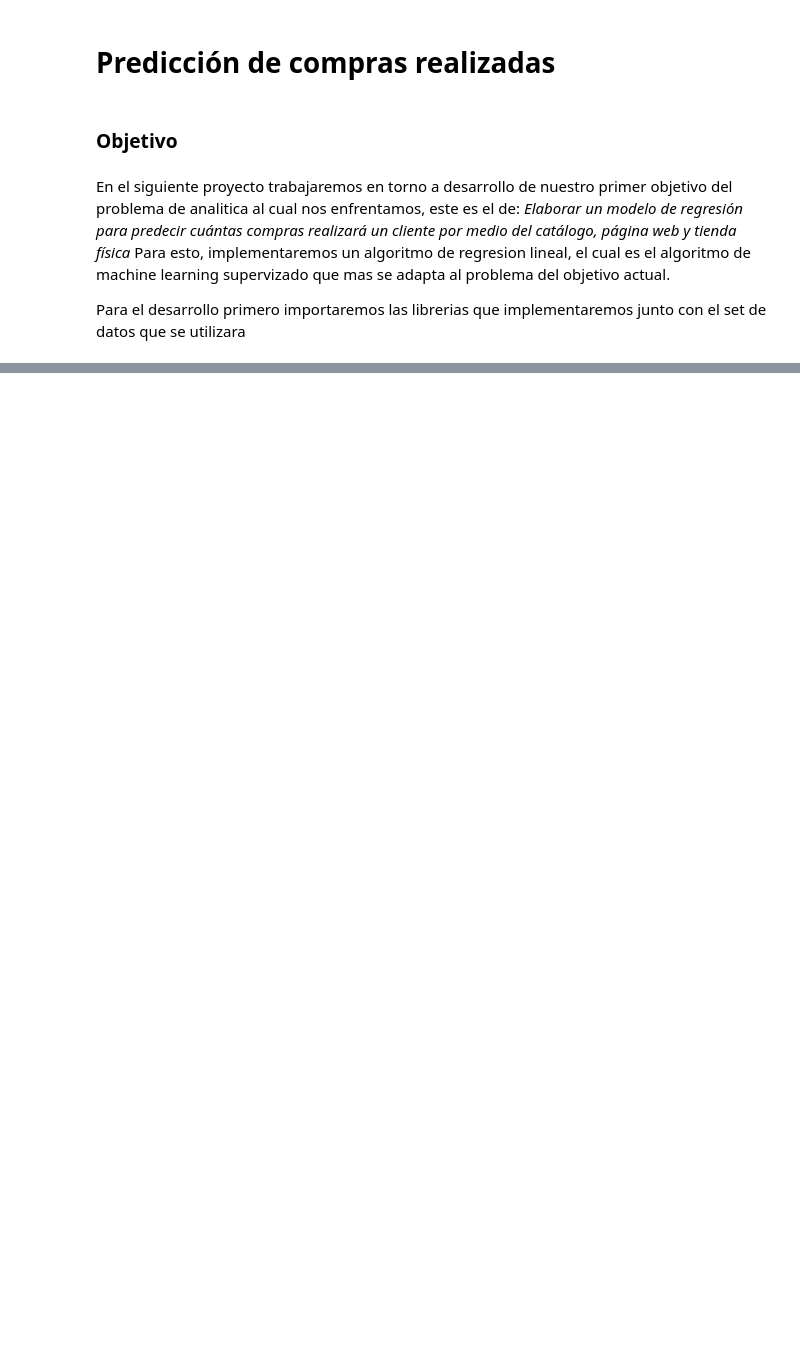
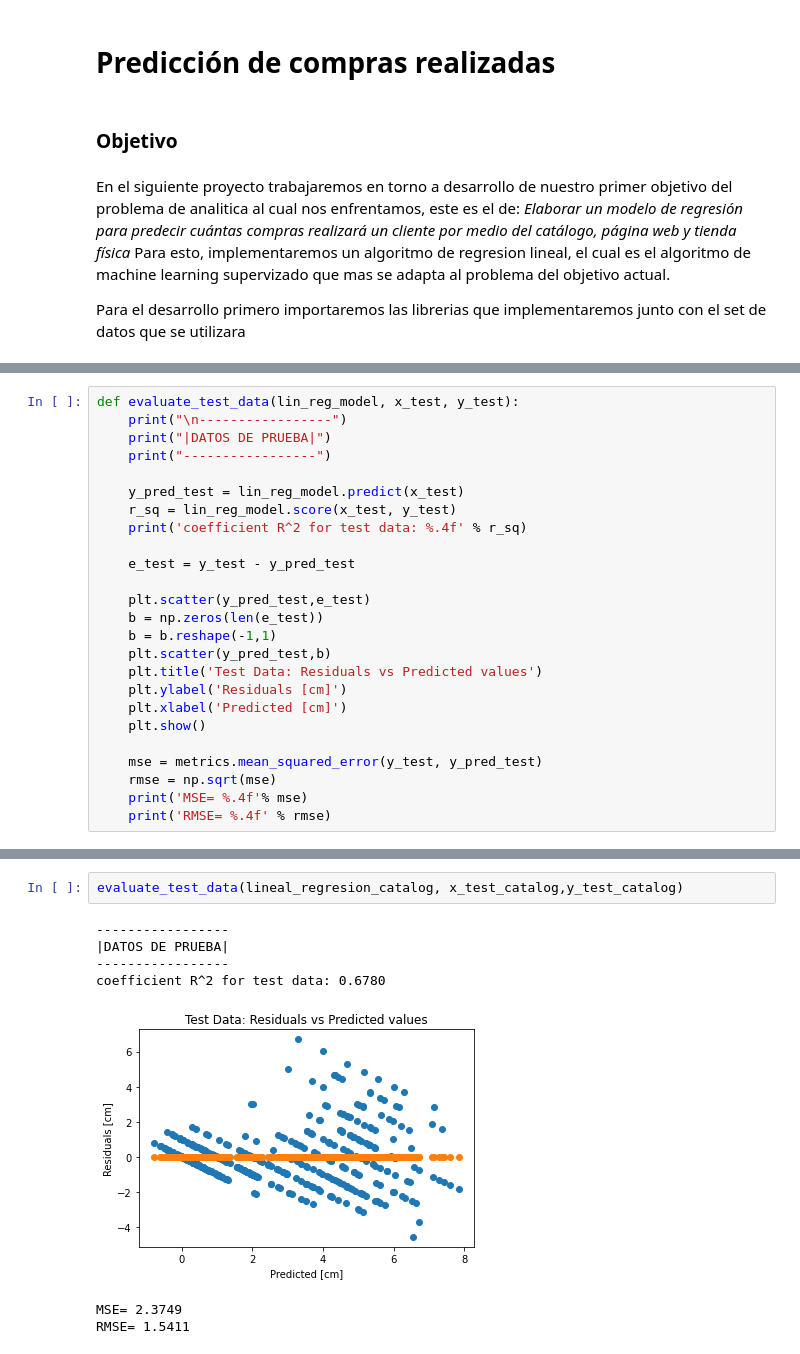
Before and after one commit to Giovanni2414/analytics-solutions-portfolio, a Jupyter notebook: Codigo/model/Entrega2ProyectoFinal.ipynb, the cells around one changed output, grey strips where cells are left out. Cells and saved outputs as stored; diff of their text form; blank space fills up the shorter version.

```diff
--- a/Codigo/model/Entrega2ProyectoFinal.ipynb
+++ b/Codigo/model/Entrega2ProyectoFinal.ipynb
@@ -27,0 +86,25 @@ range(0, 2)
+# %%
+def evaluate_test_data(lin_reg_model, x_test, y_test):
+    print("\n-----------------")
+    print("|DATOS DE PRUEBA|")
+    print("-----------------")
+
+    y_pred_test = lin_reg_model.predict(x_test)
+    r_sq = lin_reg_model.score(x_test, y_test)
+    print('coefficient R^2 for test data: %.4f' % r_sq)
+
+    e_test = y_test - y_pred_test
+
+    plt.scatter(y_pred_test,e_test)
+    b = np.zeros(len(e_test))
+    b = b.reshape(-1,1)
+    plt.scatter(y_pred_test,b)
+    plt.title('Test Data: Residuals vs Predicted values')
+    plt.ylabel('Residuals [cm]')
+    plt.xlabel('Predicted [cm]')
+    plt.show()
+
+    mse = metrics.mean_squared_error(y_test, y_pred_test)
+    rmse = np.sqrt(mse)
+    print('MSE= %.4f'% mse)
+    print('RMSE= %.4f' % rmse)
@@ -27,0 +180,10 @@ range(0, 2)
+# %%
+evaluate_test_data(lineal_regresion_catalog, x_test_catalog,y_test_catalog)
+# %% [output]
+-----------------
+|DATOS DE PRUEBA|
+-----------------
+coefficient R^2 for test data: 0.6780
+[figure, added]
+MSE= 2.3749
+RMSE= 1.5411
```
Also changed, not shown: parts of 52 cells of this notebook.
